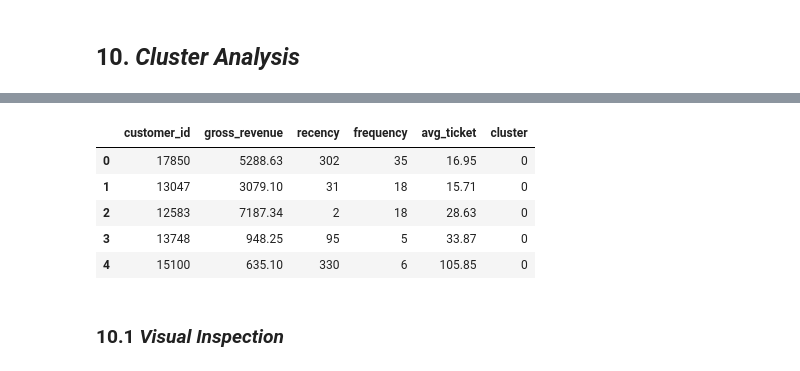
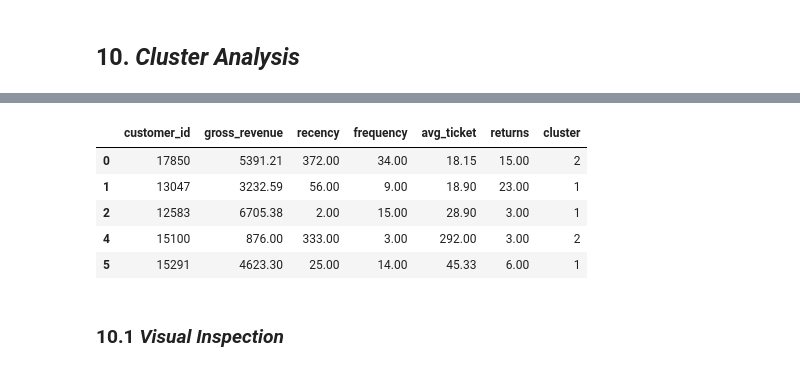
Before and after one commit to doegemon/PA004_high_value_customers_identification, a Jupyter notebook: notebooks/insiders_club.ipynb, the cells around one changed output, grey strips where cells are left out. Drawn from its saved outputs; the diff is of its cells as text; code cells hidden in the pictures.

```diff
--- a/notebooks/insiders_club.ipynb
+++ b/notebooks/insiders_club.ipynb
@@ -339,0 +461,3 @@ df3 = df_ref.copy()
+# %%
+df_ref = pd.merge(df_ref, df_n_returns, on='customer_id', how='left')
+df_ref.head()
@@ -340,8 +481,16 @@ df3 = df_ref.copy()
 # %% [markdown]
 ## 5. Análise Exploratória de Dados
 # %%
-df4 = df3.copy()
+df4 = df_ref.dropna().copy()
 # %% [markdown]
 ## 6. Preparação dos Dados
 # %%
 df5 = df4.copy()
+# %%
+ss = StandardScaler()
+# %%
+df5['gross_revenue'] = ss.fit_transform(df5[['gross_revenue']])
+df5['recency'] = ss.fit_transform(df5[['recency']])
+df5['frequency'] = ss.fit_transform(df5[['frequency']])
+df5['avg_ticket'] = ss.fit_transform(df5[['avg_ticket']])
+df5['returns'] = ss.fit_transform(df5[['returns']])
@@ -443,14 +606,15 @@ SS: 0.95
 # %%
-df7 = df6.copy()
+#df7 = df6.copy()
+df7 = df4.copy()
 df7['cluster'] = labels
 df7.head()
 # %% [output]
-|  | customer_id | gross_revenue | recency | frequency | avg_ticket | cluster |
-| 0 | 17850 | 5288.63 | 302 | 35 | 16.95 | 0 |
-| 1 | 13047 | 3079.10 | 31 | 18 | 15.71 | 0 |
-| 2 | 12583 | 7187.34 | 2 | 18 | 28.63 | 0 |
-| 3 | 13748 | 948.25 | 95 | 5 | 33.87 | 0 |
-| 4 | 15100 | 635.10 | 330 | 6 | 105.85 | 0 |
+|  | customer_id | gross_revenue | recency | frequency | avg_ticket | returns | cluster |
+| 0 | 17850 | 5391.21 | 372.00 | 34.00 | 18.15 | 15.00 | 2 |
+| 1 | 13047 | 3232.59 | 56.00 | 9.00 | 18.90 | 23.00 | 1 |
+| 2 | 12583 | 6705.38 | 2.00 | 15.00 | 28.90 | 3.00 | 1 |
+| 4 | 15100 | 876.00 | 333.00 | 3.00 | 292.00 | 3.00 | 2 |
+| 5 | 15291 | 4623.30 | 25.00 | 14.00 | 45.33 | 6.00 | 1 |
 # %% [markdown]
 ### 10.1 *Visual Inspection*
 # %%
```
Also changed, not shown: parts of 77 cells of this notebook.
